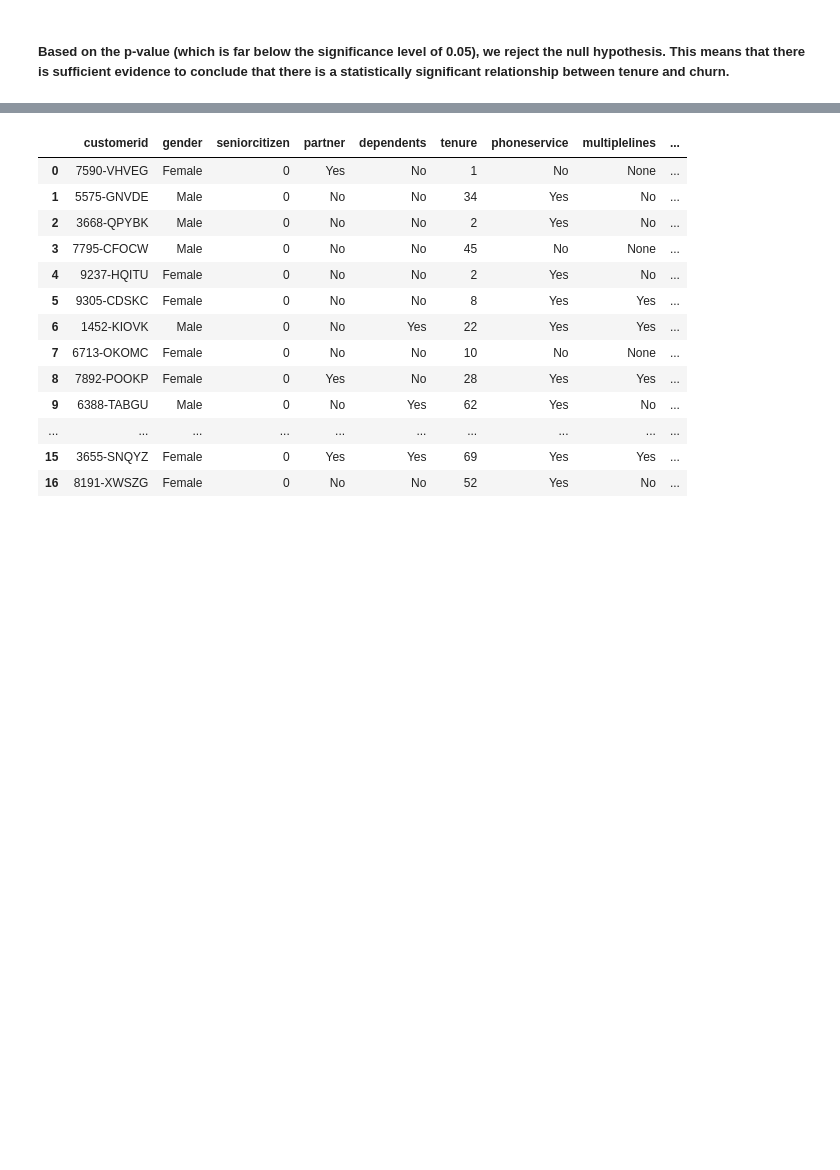
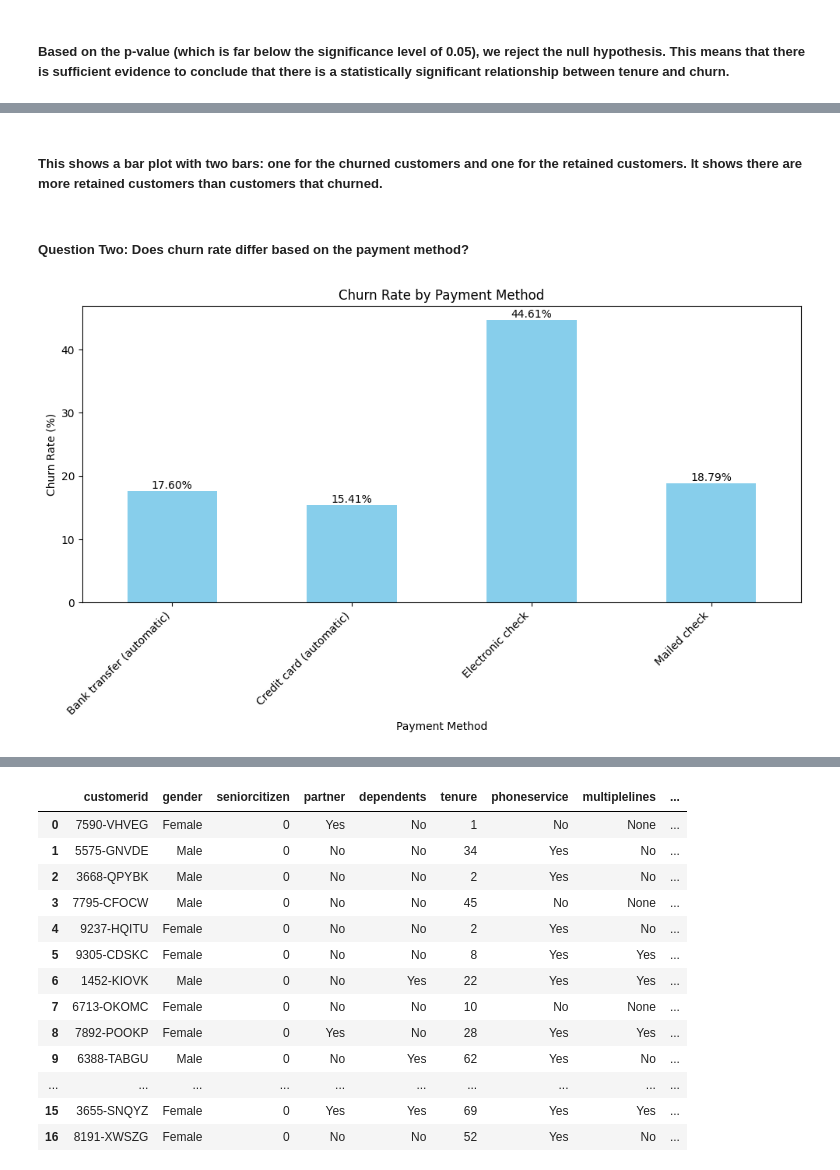
Before and after one commit to AndyMortey/A-Classification-Project-The-Customer-Churn-Analysis, a Jupyter notebook: notebook.ipynb, the cells around one changed output, grey strips where cells are left out. Saved outputs shown, nothing was run; the diff lists cells and outputs as text; code cells hidden in the pictures; blank space fills up the shorter version.

```diff
--- a/notebook.ipynb
+++ b/notebook.ipynb
@@ -708,0 +749,24 @@ Reject the null hypothesis: There is a relationship between tenure and churn.
+# %% [markdown]
+##### This shows a bar plot with two bars: one for the churned customers and one for the retained customers. It shows there are more retained customers than customers that churned.
+# %% [markdown]
+##### Question Two: Does churn rate differ based on the payment method?
+# %%
+#Calculate churn rate for each payment method
+payment_churn_rates = df.groupby('paymentmethod')['churn'].value_counts(normalize=True).loc[:, 'Yes'] * 100
+
+# Plot churn rate based on payment method
+plt.figure(figsize=(10, 6))
+ax = payment_churn_rates.plot(kind='bar', color='skyblue')
+plt.title('Churn Rate by Payment Method')
+plt.xlabel('Payment Method')
+plt.ylabel('Churn Rate (%)')
+plt.xticks(rotation=45, ha='right')
+
+#Add labels on top of each bar
+for i, rate in enumerate(payment_churn_rates):
+    plt.text(i, rate, f'{rate:.2f}%', ha='center', va='bottom')
+
+plt.tight_layout()
+plt.show()
+# %% [output]
+[figure, added]
```
Also changed, not shown: parts of 10 cells of this notebook.
